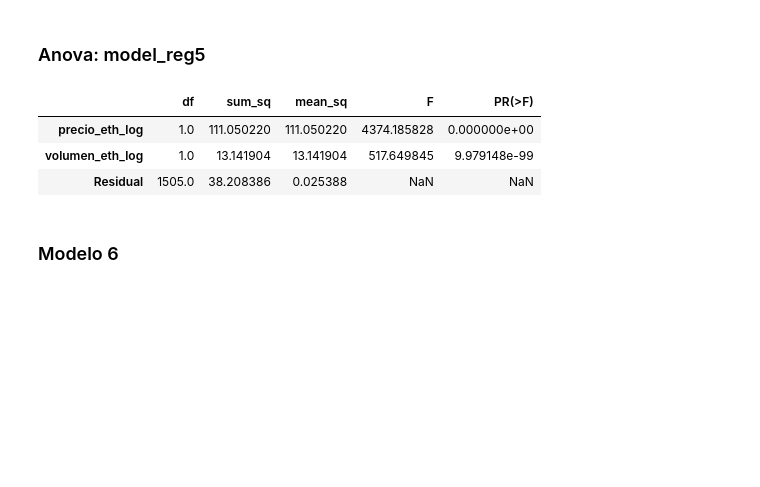
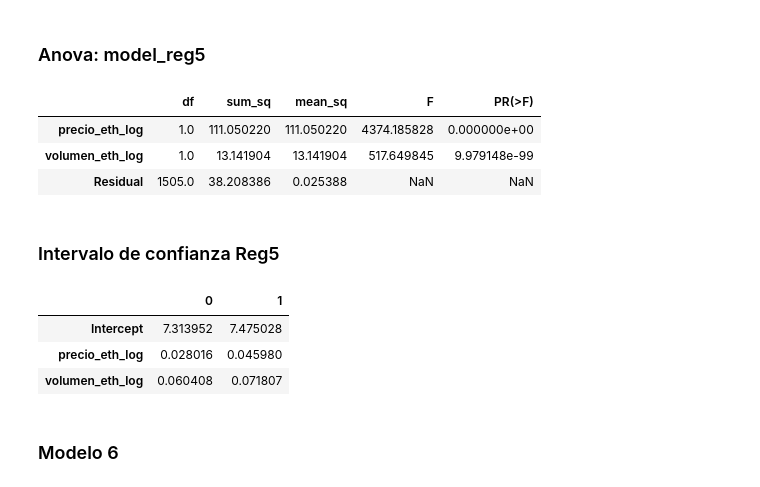
Before and after one commit to byKriz/Tesis-UCAB---Calculos, a Jupyter notebook: calculos.ipynb, the cells around one changed output. Cells and saved outputs as stored; diff of their text form; code cells hidden in the pictures; blank space fills up the shorter version.

```diff
--- a/calculos.ipynb
+++ b/calculos.ipynb
@@ -591,6 +622,17 @@ anova_results_Reg5_log
 | precio_eth_log | 1.0 | 111.050220 | 111.050220 | 4374.185828 | 0.000000e+00 |
 | volumen_eth_log | 1.0 | 13.141904 | 13.141904 | 517.649845 | 9.979148e-99 |
 | Residual | 1505.0 | 38.208386 | 0.025388 | NaN | NaN |
+# %% [markdown]
+### Intervalo de confianza Reg5
+# %%
+# 95% de intervalo de confianza
+conf_int_Reg5 = result_Reg5_log.conf_int()
+conf_int_Reg5
+# %% [output]
+|  | 0 | 1 |
+| Intercept | 7.313952 | 7.475028 |
+| precio_eth_log | 0.028016 | 0.045980 |
+| volumen_eth_log | 0.060408 | 0.071807 |
 # %% [markdown]
 ### Modelo 6
 # %%
```
Also changed, not shown: parts of 10 cells of this notebook, 1 other file.
